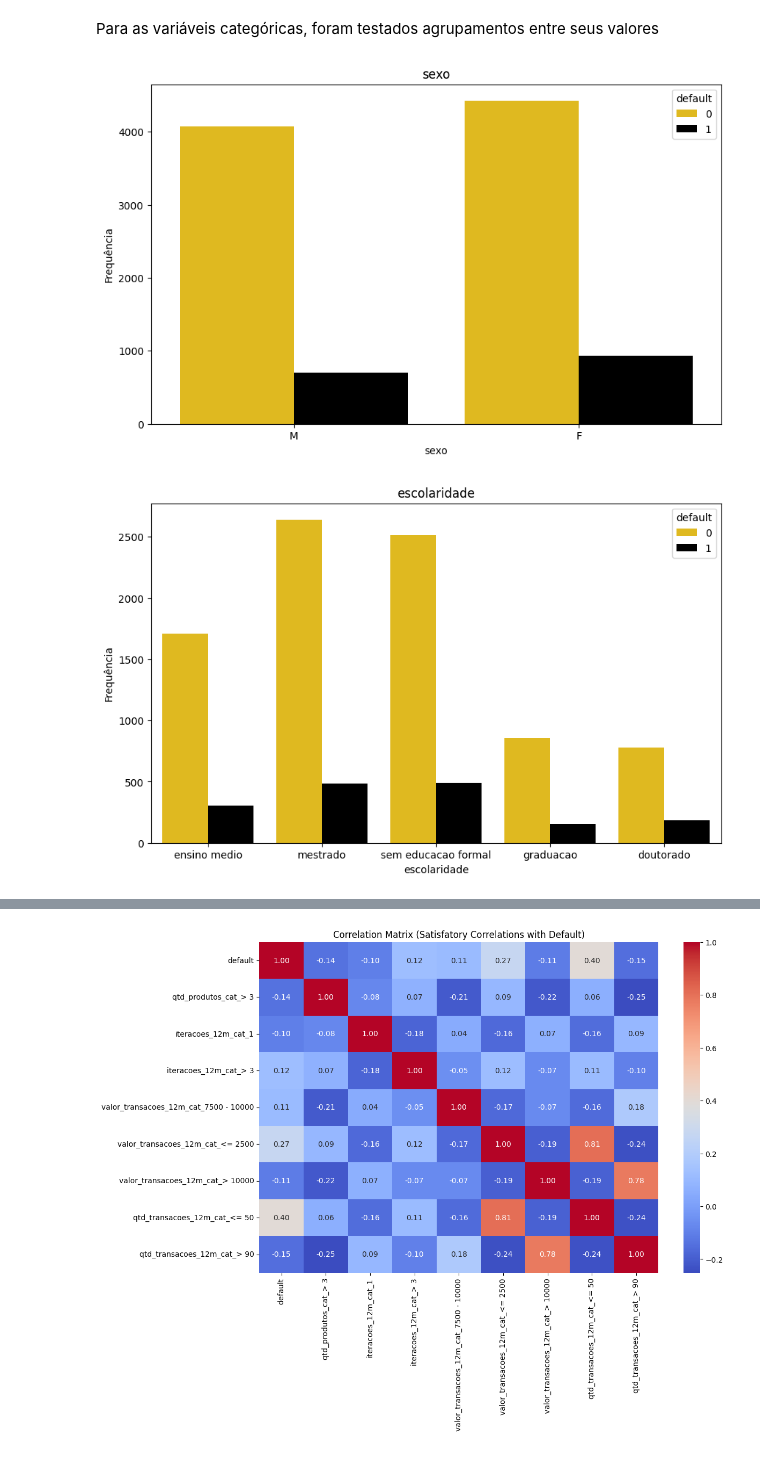
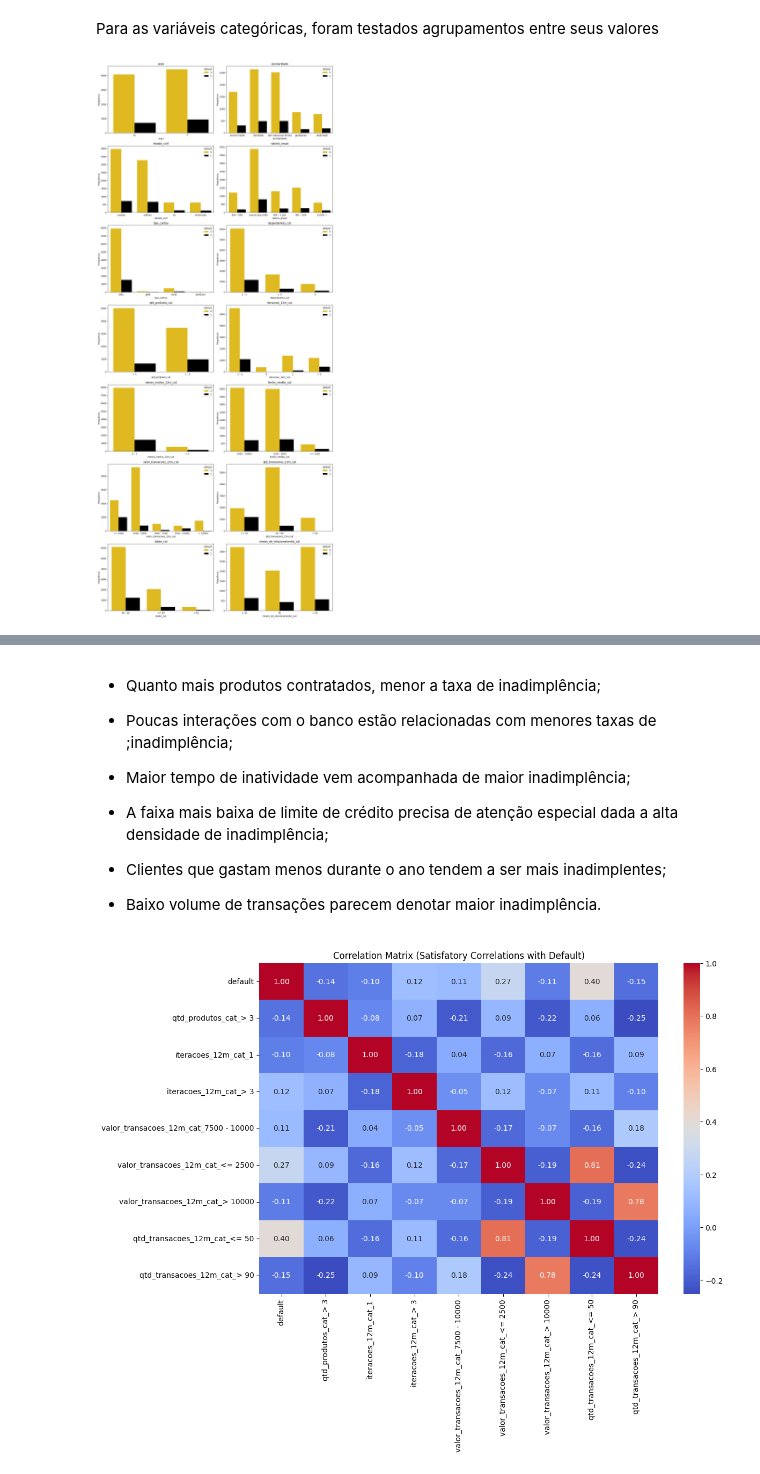
Before and after one commit to Arnaldo-Bastos/Case_Credito, a Jupyter notebook: case_credito_kaggle.ipynb, the cells around one changed output, grey strips where cells are left out. Saved outputs shown, nothing was run; the diff lists cells and outputs as text; code cells hidden in the pictures.

```diff
--- a/case_credito_kaggle.ipynb
+++ b/case_credito_kaggle.ipynb
@@ -167,11 +148,21 @@ Verificando o comportamento das categorias da coluna "Escolaridade" frente às c
 # %%
 numerical_cols = ['idade', 'dependentes', 'meses_de_relacionamento', 'qtd_produtos', 'iteracoes_12m', 'meses_inativo_12m', 'limite_credito', 'valor_transacoes_12m', 'qtd_transacoes_12m']
 
-for col in numerical_cols:
-    plt.figure(figsize=(10, 6))
+plt.figure(figsize=(15, 10))
+for i, col in enumerate(numerical_cols):
+    plt.subplot(5, 2, i + 1)
     sns.histplot(data=df, x=col, hue='escolaridade', kde=True, element="poly")
     plt.title(f'{col}')
     plt.xlabel(col)
     plt.ylabel('Frequência')
-    plt.show()
+plt.tight_layout()
+plt.xlabel(col)
+plt.ylabel('Frequência')
+
+for i in range(len(numerical_cols), num_rows * 2):
+  row = i // 2
+  col_idx = i % 2
+  fig.delaxes(axes[row, col_idx])
+
+plt.show()
 # %% [output]
@@ -258,35 +241,44 @@ def categorize_idade(value):
     return '40 - 60'
   else:
     return '> 60'
 
 def categorize_meses_de_relacionamento(value):
   if value < 36:
     return '< 36'
   elif value == 36:
     return '36'
   else:
     return '> 36'
 
 df['dependentes_cat'] = df['dependentes'].apply(categorize_dependentes)
 df['qtd_produtos_cat'] = df['qtd_produtos'].apply(categorize_qtd_produtos)
 df['iteracoes_12m_cat'] = df['iteracoes_12m'].apply(categorize_iteracoes_12m)
 df['meses_inativo_12m_cat'] = df['meses_inativo_12m'].apply(categorize_meses_inativo_12m)
 df['limite_credito_cat'] = df['limite_credito'].apply(categorize_limite_credito)
 df['valor_transacoes_12m_cat'] = df['valor_transacoes_12m'].apply(categorize_valor_transacoes_12m)
 df['qtd_transacoes_12m_cat'] = df['qtd_transacoes_12m'].apply(categorize_qtd_transacoes_12m)
 df['idade_cat'] = df['idade'].apply(categorize_idade)
 df['meses_de_relacionamento_cat'] = df['meses_de_relacionamento'].apply(categorize_meses_de_relacionamento)
 
 df_copy = df.loc[:, ~df.columns.isin(['dependentes','qtd_produtos','iteracoes_12m','meses_inativo_12m','limite_credito', 'valor_transacoes_12m', 'qtd_transacoes_12m', 'idade', 'meses_de_relacionamento'])].copy()
 
-for col in df_copy.columns:
+num_cols = len(df_copy.columns) - 2
+num_rows = (num_cols + 1) // 2
+
+plt.figure(figsize=(15, 5 * num_rows))
+
+subplot_index = 1
+
+for i, col in enumerate(df_copy.columns):
   if col != 'id' and col != 'default':
-    plt.figure(figsize=(10, 6))
+    plt.subplot(num_rows, 2, subplot_index)
     sns.countplot(data=df_copy, x=col, hue='default', palette={0: '#FFCC00', 1: 'black'})
     plt.title(f'{col}')
     plt.xlabel(col)
     plt.ylabel('Frequência')
-    plt.show()
+    subplot_index += 1
+
+plt.tight_layout()
+plt.show()
 # %% [output]
-[figure, old version]
+[figure, new version]
-[figure, removed]
@@ -305,3 +285,15 @@ for col in df_copy.columns:
+# %% [markdown]
+*   Quanto mais produtos contratados, menor a taxa de inadimplência;
+
+*   Poucas interações com o banco estão relacionadas com menores taxas de ;inadimplência;
+
+*   Maior tempo de inatividade vem acompanhada de maior inadimplência;
+
+*   A faixa mais baixa de limite de crédito precisa de atenção especial dada a alta densidade de inadimplência;
+
+*   Clientes que gastam menos durante o ano tendem a ser mais inadimplentes;
+
+*   Baixo volume de transações parecem denotar maior inadimplência.
 # %%
 df_encoded = pd.get_dummies(df_copy,
                             columns=['sexo', 'escolaridade', 'estado_civil', 'salario_anual',
```
Also changed, not shown: parts of 12 cells of this notebook.
